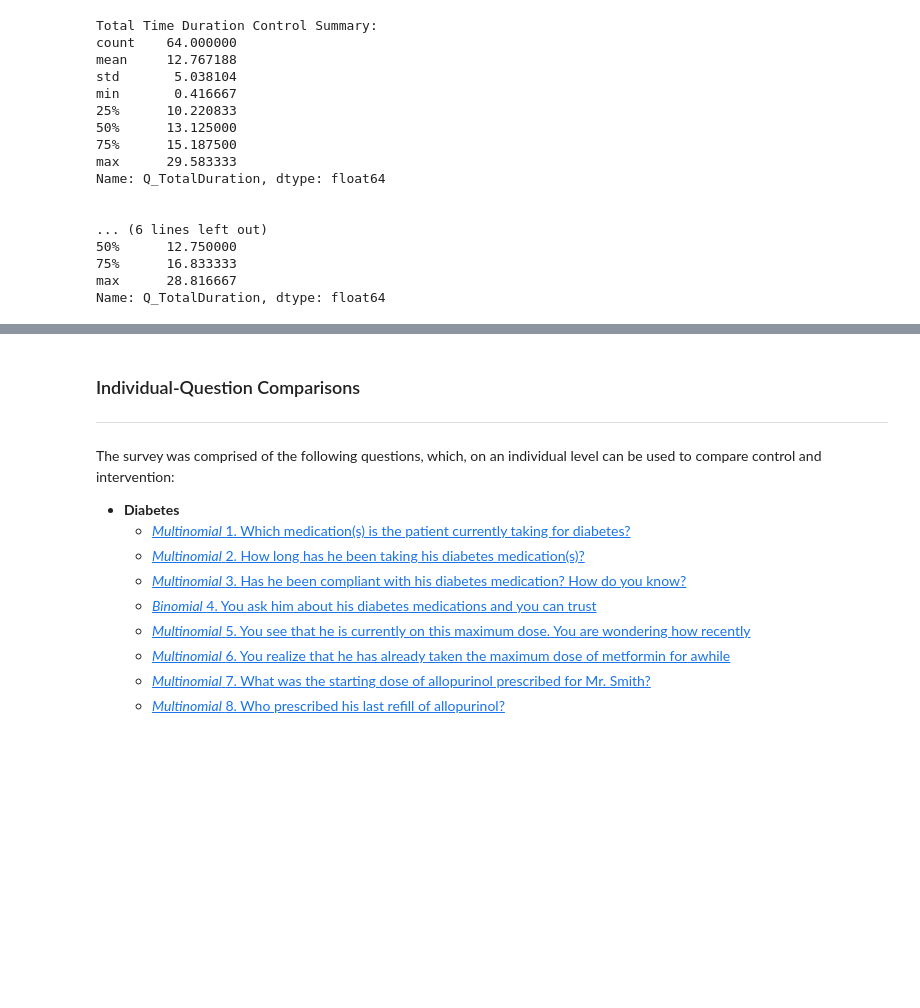
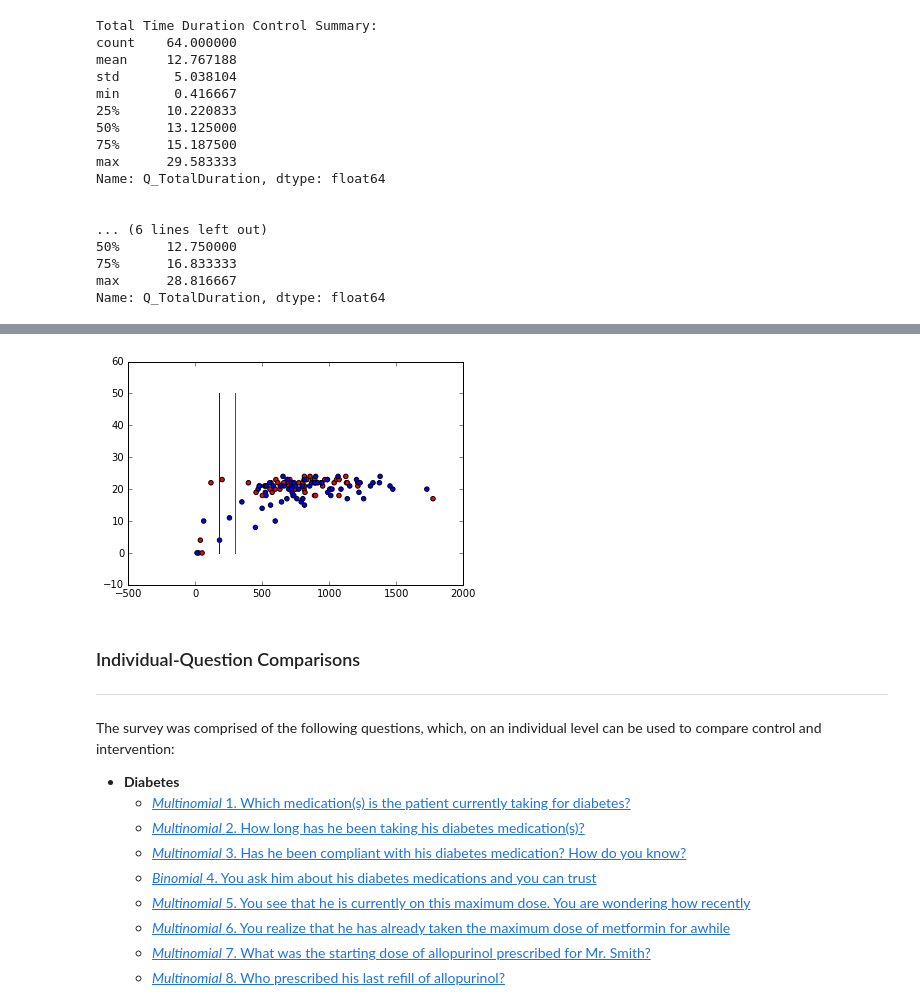
Before and after one commit to Duke-Translational-Bioinformatics/kairx-analysis, a Jupyter notebook: notebooks/med_student_qualtrics_cq.ipynb, the cells around one changed output, grey strips where cells are left out. Saved outputs shown, nothing was run; the diff lists cells and outputs as text; code cells hidden in the pictures; blank space fills up the shorter version.

Commit message:
adding figure to determine removal of 'low' outliers for total_duration

```diff
--- a/notebooks/med_student_qualtrics_cq.ipynb
+++ b/notebooks/med_student_qualtrics_cq.ipynb
@@ -414,3 +417,24 @@ Name: Q_TotalDuration, dtype: float64
+# %%
+look_control = cq_control[['Q_TotalDuration','Score-sum']].sort_values(['Q_TotalDuration'])
+look_control['type'] = 'control'
+look_control = look_control[look_control['Q_TotalDuration']<5000]
+
+look_interve = cq_interve[['Q_TotalDuration','Score-sum']].sort_values(['Q_TotalDuration'])
+look_interve['type'] = 'intervention'
+look_interve = look_interve[look_interve['Q_TotalDuration']<5000]
+
+color1 = ['red' for item in range(look_control.shape[0])]
+color2 = ['blue' for item in range(look_interve.shape[0])]
+color = color1 + color2
+look = look_control.append(look_interve)
+
+
+plt.scatter(look['Q_TotalDuration'],look['Score-sum'],c=color)
+plt.plot((180,180),(0,50))
+plt.plot((300,300),(0,50))
+plt.show()
+# %% [output]
+[figure, added]
 # %% [markdown]
 <a id='iqc'></a>
 ### Individual-Question Comparisons
```
Also changed, not shown: parts of 20 cells of this notebook.
